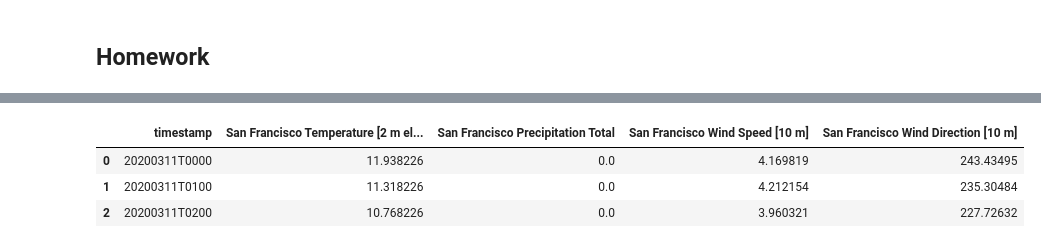
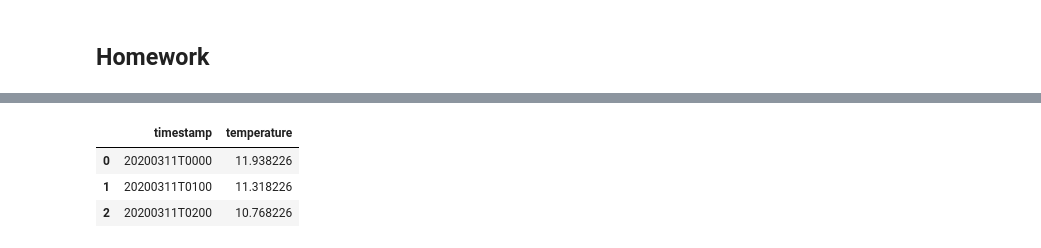
Before and after one commit to AilingLiu/Python-Visualisation, a Jupyter notebook: python_visualisation_in_matplotlib.ipynb, the cells around one changed output, grey strips where cells are left out. Drawn from its saved outputs; the diff is of its cells as text; code cells hidden in the pictures.

```diff
--- a/python_visualisation_in_matplotlib.ipynb
+++ b/python_visualisation_in_matplotlib.ipynb
@@ -220,10 +207,11 @@ ax.legend(loc='upper left');
 # %%
 url='https://raw.githubusercontent.com/AilingLiu/Python-Visualisation/master/temperature.csv'
 
-df = pd.read_csv(url, skiprows=9, parse_dates=[1], infer_datetime_format=True)
+df = pd.read_csv(url, skiprows=9, parse_dates=[1], infer_datetime_format=True, usecols=[0, 1])
+df.rename(columns={df.columns[1]: 'temperature'}, inplace=True)
 df.head(3)
 # %% [output]
-|  | timestamp | San Francisco Temperature [2 m el... | San Francisco Precipitation Total | San Francisco Wind Speed [10 m] | San Francisco Wind Direction [10 m] |
-| 0 | 20200311T0000 | 11.938226 | 0.0 | 4.169819 | 243.43495 |
-| 1 | 20200311T0100 | 11.318226 | 0.0 | 4.212154 | 235.30484 |
-| 2 | 20200311T0200 | 10.768226 | 0.0 | 3.960321 | 227.72632 |
+|  | timestamp | temperature |
+| 0 | 20200311T0000 | 11.938226 |
+| 1 | 20200311T0100 | 11.318226 |
+| 2 | 20200311T0200 | 10.768226 |
```
Also changed, not shown: parts of 5 cells of this notebook.
